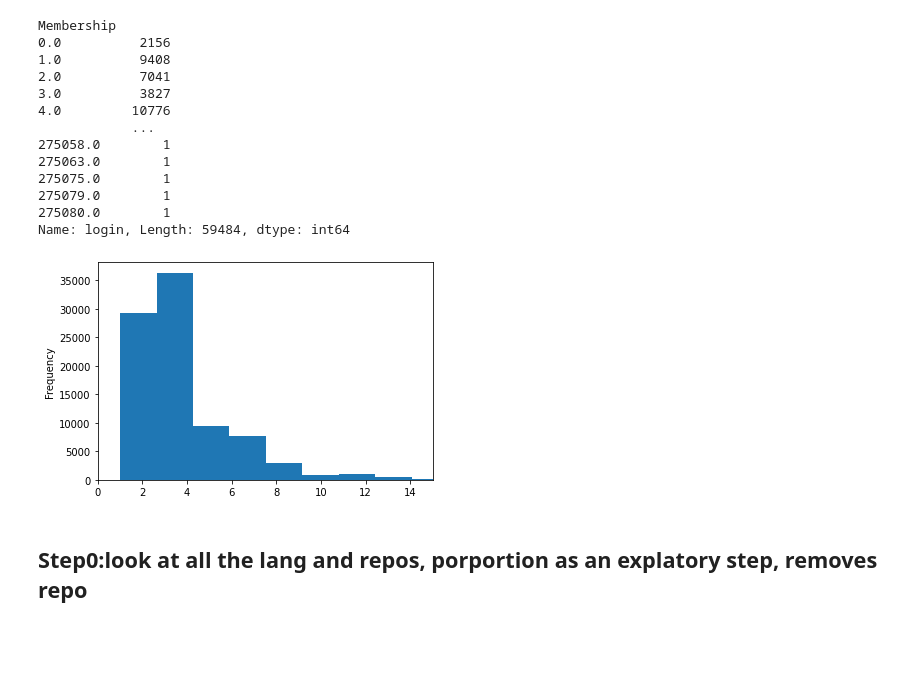
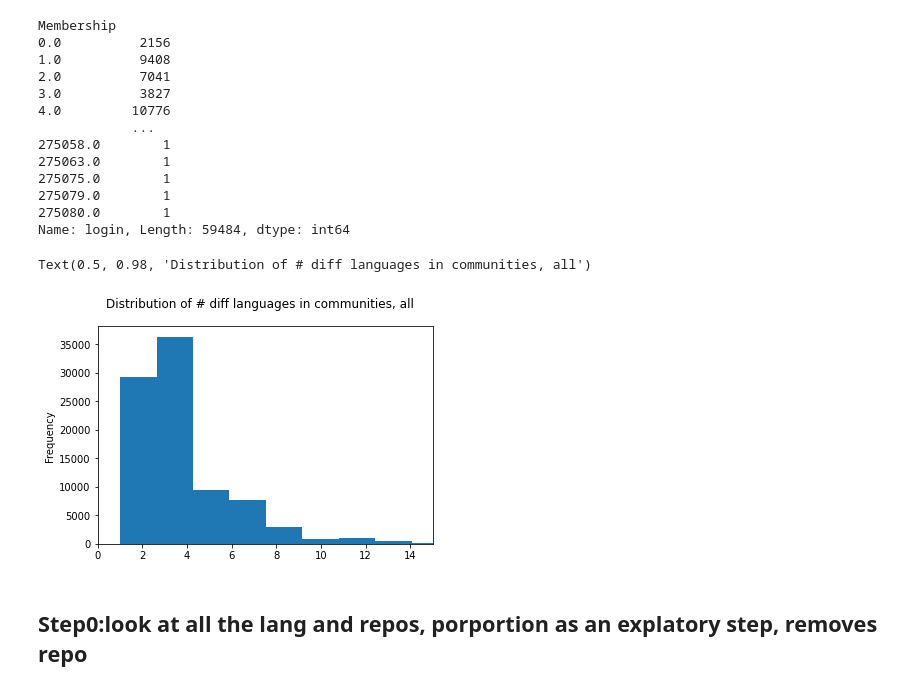
Before and after one commit to uva-bi-sdad/oss-2020, a Jupyter notebook: Python/hists-slugs.ipynb, the cells around one changed output. Drawn from its saved outputs; the diff is of its cells as text; code cells hidden in the pictures; blank space fills up the shorter version.

```diff
--- a/Python/hists-slugs.ipynb
+++ b/Python/hists-slugs.ipynb
@@ -209,8 +178,12 @@ new = One_languege_repos["slug"].str.split("/",expand = True)
 One_languege_repos["Repo"]= new[1]
 # %%
 Membership_LRN = pd.read_pickle("mem_luv_rnbrw.pickle")
+CNM = pd.read_pickle('CNM.pkl')
+louvain = pd.read_pickle("memdict_risolate.pickle")
 #dictionary with key:0,1,.. membership and value is list of users
 Membership_LRN_rev = {val: key for key in Membership_LRN for val in Membership_LRN[key]}
 # Membership_LRN_rev: key: slugs, value: membership
+CNM_rev = {val: key for key in CNM for val in CNM[key]}
+Louvain_rev = {val: key for key in louvain for val in louvain[key]}
 # %%
 One_languege_repos['Membership'] = One_languege_repos['login'].map(Membership_LRN_rev)
@@ -221,4 +202,8 @@ One_languege_repos_m = One_languege_repos[One_languege_repos.groupby('Membership
 # %%
 repos['Membership'] = repos['login'].map(Membership_LRN_rev)
+# %%
+repos['CNM'] = repos['login'].map(CNM_rev)
+# %%
+repos['Louvain'] = repos['login'].map(Louvain_rev)
 # %%
 repos_m = repos[repos.groupby('Membership').login.transform('count')>1].copy() # keep communities with groups with more than one member, all
@@ -277,9 +268,11 @@ Name: login, Length: 59484, dtype: int64
 # %%
 rep_mem_langu_m=repos_m.groupby("Membership")["language"].nunique()
 rep_mem_langu_m.plot.hist(bins = 200, xlim=(0,15))
 plt.savefig('no_mem_no_unique_langm.png')
+plt.suptitle("Distribution of # diff languages in communities, all")
 # %% [output]
+Text(0.5, 0.98, 'Distribution of # diff languages in communities, all')
-[figure, old version]
+[figure, new version]
 # %% [markdown]
 ## Step0:look at all the lang and repos, porportion as an explatory step, removes repo
 # %% [markdown]
```
Also changed, not shown: parts of 78 cells of this notebook, 22 other files.
